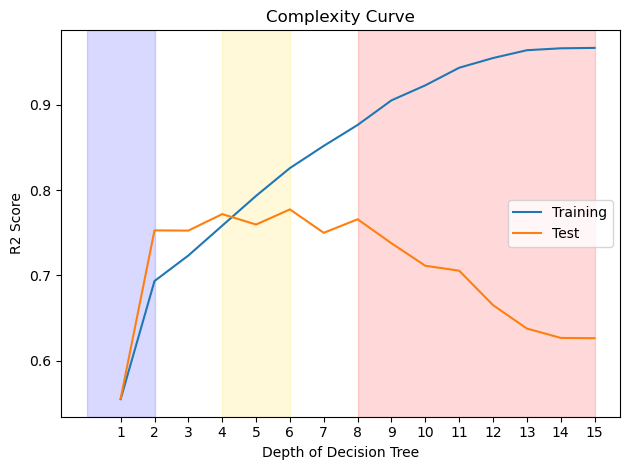
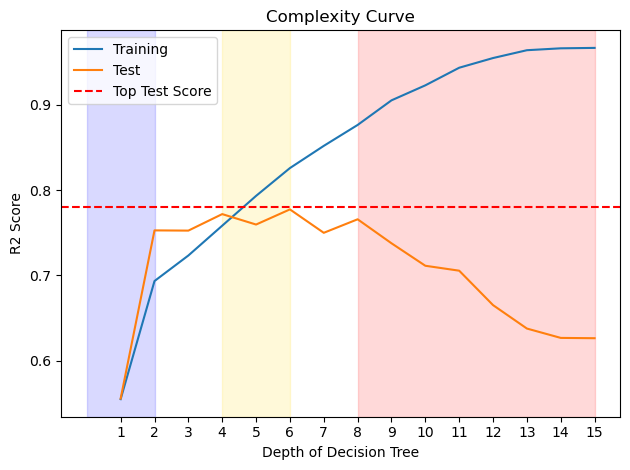
The change to this notebook cell's code, shown as a diff; its figure went from the first image to the second:
--- before
+++ after
@@ -5,11 +5,14 @@
 plt.xticks(range(1,16))
 
-plt.legend(loc='center right')
+plt.axvspan(0, 2, color='blue', alpha=0.15) # Underfit
+plt.axvspan(4,6, color='gold', alpha=0.15)  # Sweet spot 
+plt.axvspan(8,15, color='red', alpha=0.15)  # Overfit
+plt.axhline(y=0.78, color='red', linestyle = '--', label='Top Test Score')
+
+
+plt.legend(loc='upper left')
 plt.xlabel('Depth of Decision Tree')
 plt.ylabel('R2 Score')
 
-plt.axvspan(0, 2, color='blue', alpha=0.15) # Underfit
-plt.axvspan(4,6, color='gold', alpha=0.15)  # Sweet spot 
-plt.axvspan(8,15, color='red', alpha=0.15)  # Overfit
 
 plt.title('Complexity Curve')

Commit: More formatting for the graph